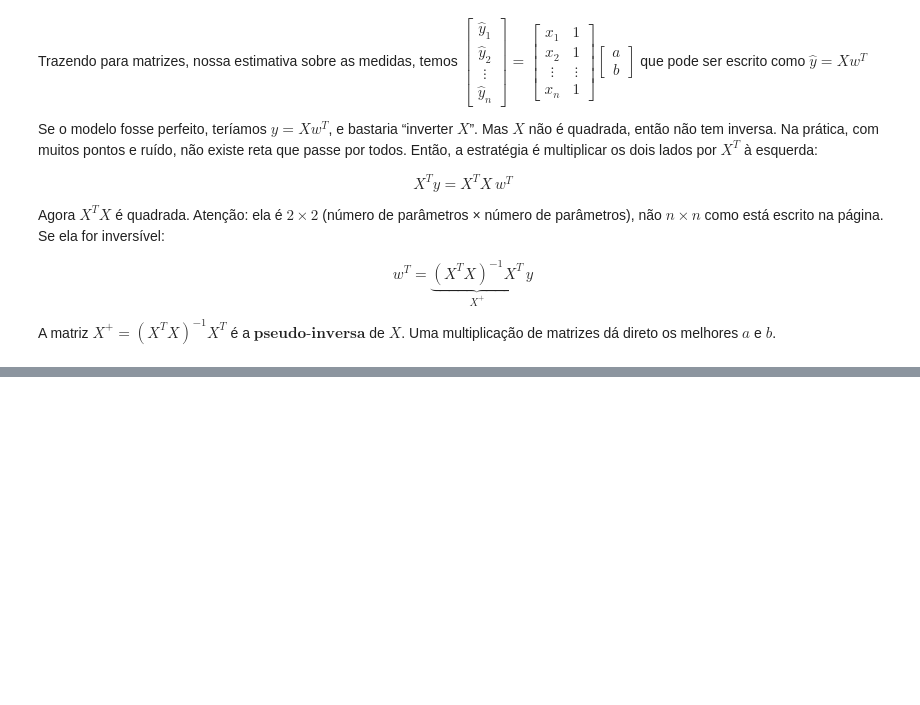
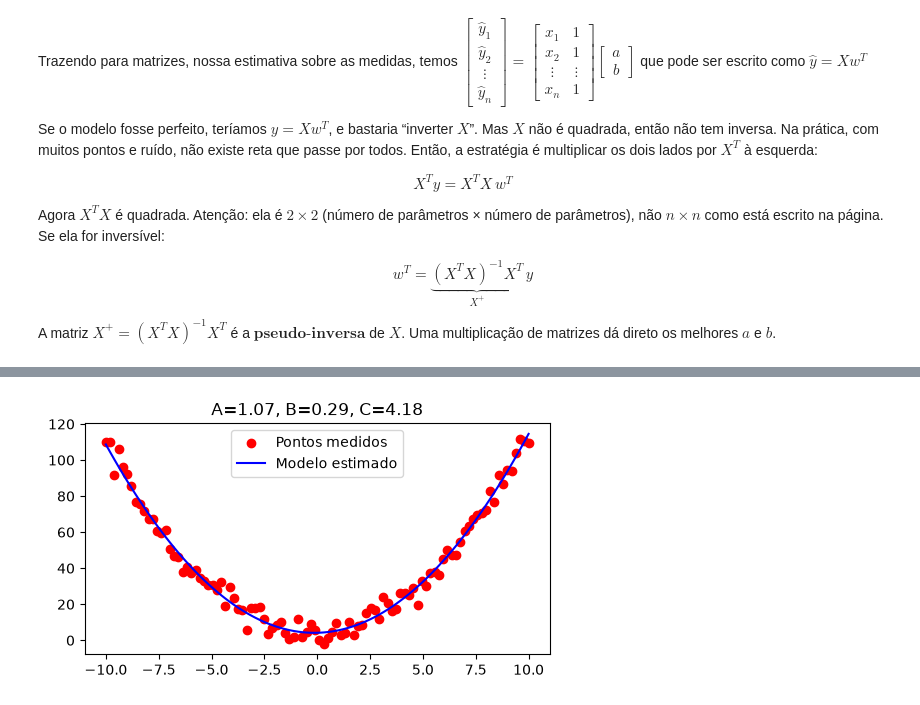
Before and after one commit to miqueias-ayron/linear-algebra-for-computing, a Jupyter notebook: linear-regression/LINEAR_REGRESSION.ipynb, the cells around one changed output, grey strips where cells are left out. Saved outputs shown, nothing was run; the diff lists cells and outputs as text; code cells hidden in the pictures; blank space fills up the shorter version.

```diff
--- a/linear-regression/LINEAR_REGRESSION.ipynb
+++ b/linear-regression/LINEAR_REGRESSION.ipynb
@@ -108,0 +137,20 @@ $$X^T(y - Xw^T) = 0 \;\;\Longrightarrow\;\; X^T X\, w^T = X^T y \;\;\Longrightar
+# %%
+# colocando as estimativas na forma matricial:
+X = np.hstack ( (x_medido**2, x_medido, np.ones_like(x_medido)) )
+pinvX = np.linalg.inv( X.T @ X ) @ X.T
+wT = pinvX @ y_medido
+
+# com os parametros estimados do modelo, criamos saidas estimadas:
+a_estimado = wT[0,0]
+b_estimado = wT[1,0]
+c_estimado = wT[2,0]
+y_estimado = a_estimado * x_medido**2 + b_estimado * x_medido + c_estimado
+
+plt.figure(figsize=(6,3))
+plt.scatter(x_medido, y_medido, c='r', label='Pontos medidos')
+plt.plot(x_medido, y_estimado, c='b', label='Modelo estimado')
+plt.title(f'A={a_estimado:.2f}, B={b_estimado:.2f}, C={c_estimado:.2f}')
+plt.legend()
+plt.show()
+# %% [output]
+[figure, added]
```
Also changed, not shown: parts of 10 cells of this notebook.
